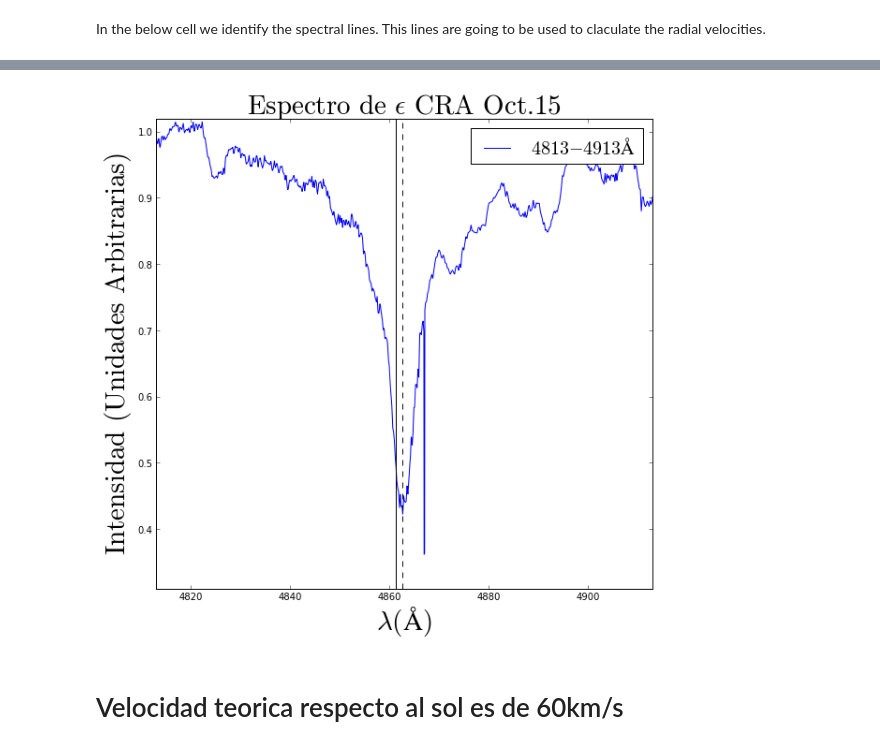
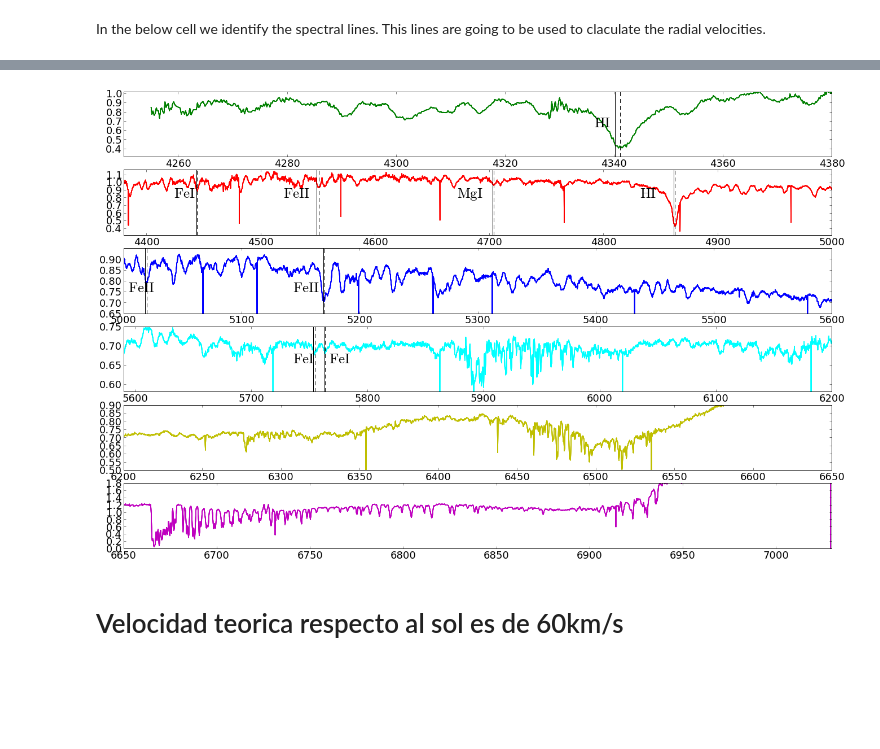
Before and after one commit to jngaravitoc/EpsCra, a Jupyter notebook: Spectra_analysis.ipynb, the cells around one changed output, grey strips where cells are left out. Cells and saved outputs as stored; diff of their text form; code cells hidden in the pictures; blank space fills up the shorter version.

```diff
--- a/Spectra_analysis.ipynb
+++ b/Spectra_analysis.ipynb
@@ -115,39 +122,0 @@ example_plot(ax1)
-# %%
-# Eps cra Oct 15 from (4275 to 4300)
-figure(num=None, figsize=(9.5,9))
-
-#plt.text(0.3, 0.3, '$4250-4350$', fontsize =2)
-plt.plot(l_6, I_6)
-#plt.text(1.20, 1.078,r'$\mathrm{(Edge}$ $\mathrm{On)}$', fontsize =25)
-plt.ylim([0.31, 1.02])
-plt.xlim([4813, 4913])
-
-
-#HI Obs '--', rest'-'
-#plt.axvline(x=4340.162,linewidth=1,color='k')
-#plt.axvline(x=4341.162,linewidth=1,color='k', linestyle='--')
-
-#FeI
-#plt.axvline(x=4443.87,linewidth=1,color='k')
-#plt.axvline(x=4444.4,linewidth=1,color='k', linestyle='--')
-
-#Fe II
-#plt.axvline(x=4549.137,linewidth=1,color='k')
-#plt.axvline(x=4550.8,linewidth=1,color='k', linestyle='--')
-
-#4702.991 Mg I
-#plt.axvline(x=4702.991,linewidth=1,color='k')
-#plt.axvline(x=4704.0,linewidth=1,color='k', linestyle='--')
-
-#4861.323 HI
-plt.axvline(x=4861.323,linewidth=1,color='k')
-plt.axvline(x=4862.623,linewidth=1,color='k', linestyle = '--')
-
-plt.xlabel('$\mathrm{\lambda(\AA)}$', fontsize = 29)
-plt.ylabel('$\mathrm{Intensidad}$ $\mathrm{(Unidades}$ $\mathrm{Arbitrarias)}$', fontsize = 29)
-plt.title('$\mathrm{Espectro}$ $\mathrm{de}$ $\mathrm{\epsilon}$ $\mathrm{CRA}$ $\mathrm{Oct. 15}$', fontsize = 29)
-plt.legend(['$4813-4913 \AA$'], fontsize=20)
-#plt.show()
-savefig('Oct15_4813_4913.png')
-# %% [output]
-[figure, removed]
@@ -154,3 +176,39 @@ savefig('Oct15_4813_4913.png')
+# %%
+fig = plt.figure()
+fig = figure(figsize=(22.5, 14.5))
+
+fig.text(0.64, 0.84,r'$\mathrm{HI}$', fontsize =25)
+fig.text(0.18, 0.72,r'$\mathrm{FeI}$', fontsize =25)
+fig.text(0.30, 0.72,r'$\mathrm{FeII}$', fontsize =25)
+fig.text(0.49, 0.72,r'$\mathrm{MgI}$', fontsize =25)
+fig.text(0.69, 0.72,r'$\mathrm{HI}$', fontsize =25)
+fig.text(0.13, 0.56,r'$\mathrm{FeII}$', fontsize =25)
+fig.text(0.31, 0.56,r'$\mathrm{FeII}$', fontsize =25)
+fig.text(0.35, 0.44,r'$\mathrm{FeI}$', fontsize =25)
+fig.text(0.31, 0.44,r'$\mathrm{FeI}$', fontsize =25)
+
+ax1 = plt.subplot2grid((6, 1), (0, 0))
+ax2 = plt.subplot2grid((6, 1), (1, 0))
+ax3 = plt.subplot2grid((6, 1), (2, 0))
+ax4 = plt.subplot2grid((6, 1), (3, 0))
+ax5 = plt.subplot2grid((6, 1), (4, 0))
+ax6 = plt.subplot2grid((6, 1), (5, 0))
+
+example_plot(ax1, l_6, I_6)
+example_plot(ax2, l_6, I_6)
+example_plot(ax3, l_6, I_6)
+example_plot(ax4, l_6, I_6)
+example_plot(ax5, l_6, I_6)
+example_plot(ax6, l_6, I_6)
+
+
+#plt.xlim([-18.0, 18.0])
+#plt.xlabel (r'$\mathrm{x}$', fontsize=35)
+#plt.ylabel ('$\mathrm{Intensity}$ $\mathrm{(Arbitrary Units)}$', fontsize=35)
+#plt.title (r'$\mu = (-0.1, 0.1), \theta = 0.0,\tau=10^5$, $\mathrm{v=100}$', fontsize=35)
+#plt.legend([0.25, -0.25])
+# %% [output]
+[figure, added]
 # %% [markdown]
 # Velocidad teorica respecto al sol es de 60km/s
 # %% [raw]
```
Also changed, not shown: parts of 7 cells of this notebook.
